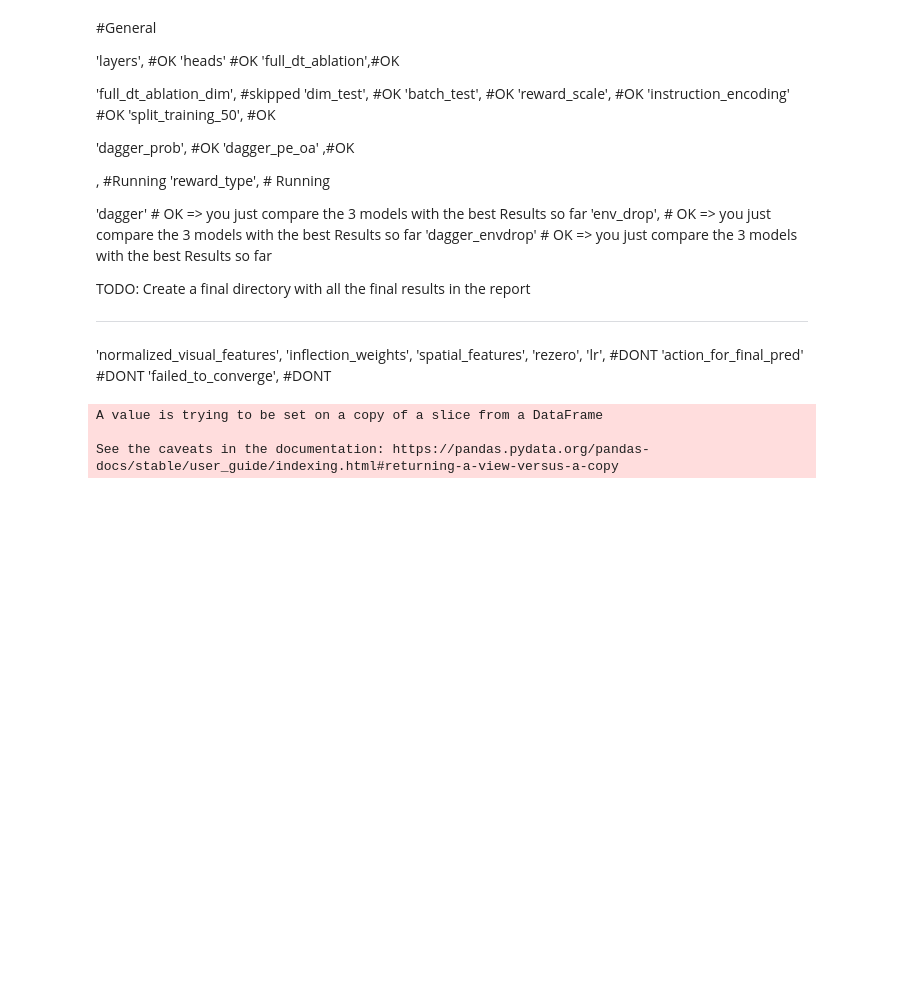
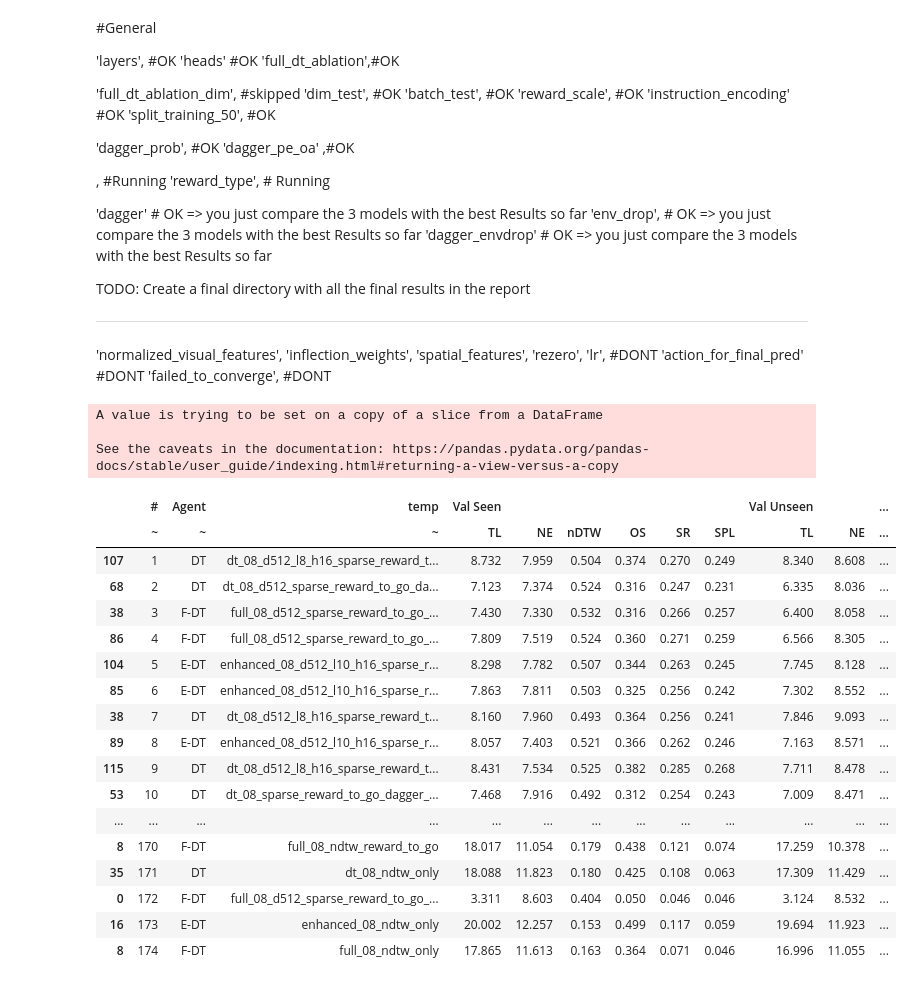
Before and after one commit to rafiberlin/VLN-CE, a Jupyter notebook: for_report_only.ipynb, the cells around one changed output. Cells and saved outputs as stored; diff of their text form; code cells hidden in the pictures; blank space fills up the shorter version.

```diff
--- a/for_report_only.ipynb
+++ b/for_report_only.ipynb
@@ -107,6 +107,12 @@ def get_report_config(config_filepath, epoch):
         display_reward = "ND"
     else:
         display_reward = "PG"
+
+    r_step_penalty = training_conf.DECISION_TRANSFORMER[reward_type].step_penalty
+    r_success = training_conf.DECISION_TRANSFORMER[reward_type].success
+
+    if display_reward == "SP" and r_step_penalty == 0.0 and r_success == 0.0:
+        display_reward = "NR"
     #display_reward = " ".join(reward_type.split("_REWARD")[0].split("_"))
 
 
@@ -226,8 +232,8 @@ def get_report_config(config_filepath, epoch):
                  ("Instruction", "L"): instruction_n_layer,
                  ("Instruction", "D"): instruction_dim,
                  ("Reward","Type") : display_reward,
-                 ("Reward","Step"): training_conf.DECISION_TRANSFORMER[reward_type].step_penalty,
-                 ("Reward","Success"):  training_conf.DECISION_TRANSFORMER[reward_type].success,
+                 ("Reward","Step"): r_step_penalty,
+                 ("Reward","Success"):  r_success,
                  ("DAGGER","Prob.") : dagger_p,
                   #("DAGGER","It."): dagger_iterations,
                  #("DAGGER","Up."): dagger_update_size,
@@ -829,4 +867,23 @@ See the caveats in the documentation: https://pandas.pydata.org/pandas-docs/stab
 # list_best_result_all
 # %%
 
-#html_display(d)
+html_display(res)
+# %% [output]
+|  | # | Agent | temp | Val Seen |  |  |  |  |  | Val Unseen |  | ... |
+|  | ~ | ~ | ~ | TL | NE | nDTW | OS | SR | SPL | TL | NE | ... |
+| 107 | 1 | DT | dt_08_d512_l8_h16_sparse_reward_t... | 8.732 | 7.959 | 0.504 | 0.374 | 0.270 | 0.249 | 8.340 | 8.608 | ... |
+| 68 | 2 | DT | dt_08_d512_sparse_reward_to_go_da... | 7.123 | 7.374 | 0.524 | 0.316 | 0.247 | 0.231 | 6.335 | 8.036 | ... |
+| 38 | 3 | F-DT | full_08_d512_sparse_reward_to_go_... | 7.430 | 7.330 | 0.532 | 0.316 | 0.266 | 0.257 | 6.400 | 8.058 | ... |
+| 86 | 4 | F-DT | full_08_d512_sparse_reward_to_go_... | 7.809 | 7.519 | 0.524 | 0.360 | 0.271 | 0.259 | 6.566 | 8.305 | ... |
+| 104 | 5 | E-DT | enhanced_08_d512_l10_h16_sparse_r... | 8.298 | 7.782 | 0.507 | 0.344 | 0.263 | 0.245 | 7.745 | 8.128 | ... |
+| 85 | 6 | E-DT | enhanced_08_d512_l10_h16_sparse_r... | 7.863 | 7.811 | 0.503 | 0.325 | 0.256 | 0.242 | 7.302 | 8.552 | ... |
+| 38 | 7 | DT | dt_08_d512_l8_h16_sparse_reward_t... | 8.160 | 7.960 | 0.493 | 0.364 | 0.256 | 0.241 | 7.846 | 9.093 | ... |
+| 89 | 8 | E-DT | enhanced_08_d512_l10_h16_sparse_r... | 8.057 | 7.403 | 0.521 | 0.366 | 0.262 | 0.246 | 7.163 | 8.571 | ... |
+| 115 | 9 | DT | dt_08_d512_l8_h16_sparse_reward_t... | 8.431 | 7.534 | 0.525 | 0.382 | 0.285 | 0.268 | 7.711 | 8.478 | ... |
+| 53 | 10 | DT | dt_08_sparse_reward_to_go_dagger_... | 7.468 | 7.916 | 0.492 | 0.312 | 0.254 | 0.243 | 7.009 | 8.471 | ... |
+| ... | ... | ... | ... | ... | ... | ... | ... | ... | ... | ... | ... | ... |
+| 8 | 170 | F-DT | full_08_ndtw_reward_to_go | 18.017 | 11.054 | 0.179 | 0.438 | 0.121 | 0.074 | 17.259 | 10.378 | ... |
+| 35 | 171 | DT | dt_08_ndtw_only | 18.088 | 11.823 | 0.180 | 0.425 | 0.108 | 0.063 | 17.309 | 11.429 | ... |
+| 0 | 172 | F-DT | full_08_d512_sparse_reward_to_go_... | 3.311 | 8.603 | 0.404 | 0.050 | 0.046 | 0.046 | 3.124 | 8.532 | ... |
+| 16 | 173 | E-DT | enhanced_08_ndtw_only | 20.002 | 12.257 | 0.153 | 0.499 | 0.117 | 0.059 | 19.694 | 11.923 | ... |
+| 8 | 174 | F-DT | full_08_ndtw_only | 17.865 | 11.613 | 0.163 | 0.364 | 0.071 | 0.046 | 16.996 | 11.055 | ... |
```
Also changed, not shown: parts of 3 cells of this notebook.
